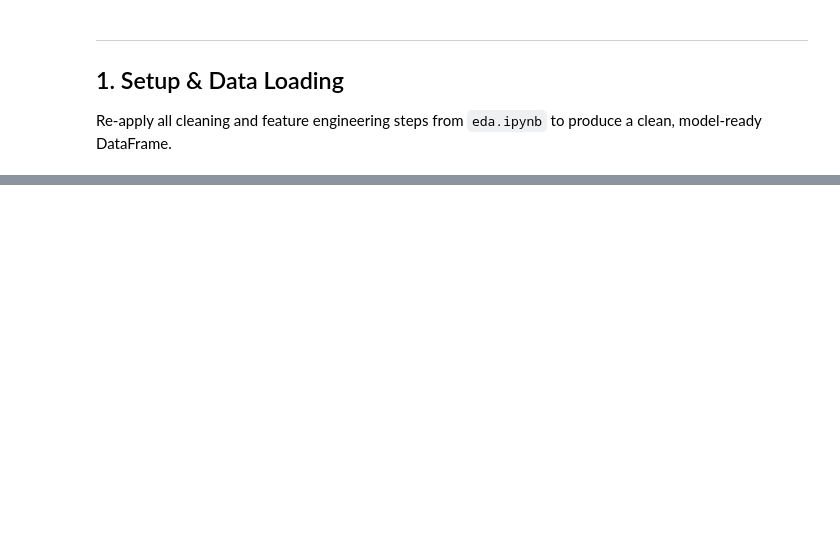
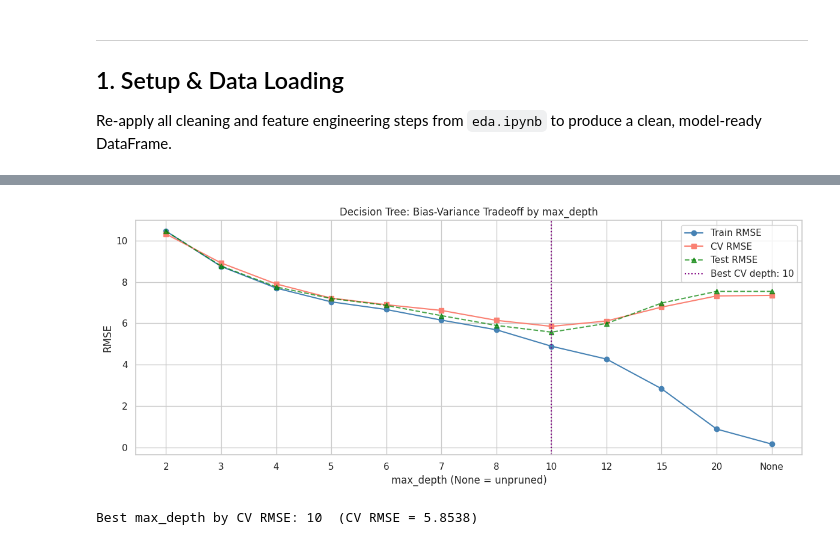
Before and after one commit to denzelxk/olvl-score-prediction, a Jupyter notebook: prototype.ipynb, the cells around one changed output, grey strips where cells are left out. Cells and saved outputs as stored; diff of their text form; code cells hidden in the pictures; blank space fills up the shorter version.

```diff
--- a/prototype.ipynb
+++ b/prototype.ipynb
@@ -849,0 +471,19 @@ Use the results table above to fill in this section after running the notebook.
+# %%
+depths = [2, 3, 4, 5, 6, 7, 8, 10, 12, 15, 20, None]
+depth_results = []
+for d in depths:
+    pipe = Pipeline([
+        ('preprocessor', preprocessor),
+        ('model', DecisionTreeRegressor(max_depth=d, random_state=RANDOM_STATE))
+    ])
+    cv_scores = cross_val_score(pipe, X_train, y_train, cv=5,
+                                scoring='neg_root_mean_squared_error')
+    pipe.fit(X_train, y_train)
+    depth_results.append({
+        'max_depth' : str(d),
+        'Train RMSE': round(root_mean_squared_error(y_train, pipe.predict(X_train)), 4),
+        'CV RMSE'   : round(-cv_scores.mean(), 4),
+        'Test RMSE' : round(root_mean_squared_error(y_test, pipe.predict(X_test)), 4)
+    })
+depth_df = pd.DataFrame(depth_results)
+print(depth_df.to_string(index=False))
@@ -849,0 +504,19 @@ Use the results table above to fill in this section after running the notebook.
+# %%
+fig, ax = plt.subplots(figsize=(12, 5))
+x = range(len(depth_df))
+ax.plot(x, depth_df['Train RMSE'], marker='o', label='Train RMSE', color='steelblue')
+ax.plot(x, depth_df['CV RMSE'],   marker='s', label='CV RMSE',    color='salmon')
+ax.plot(x, depth_df['Test RMSE'], marker='^', label='Test RMSE',  color='green', linestyle='--', alpha=0.7)
+ax.set_xticks(x); ax.set_xticklabels(depth_df['max_depth'])
+ax.set_xlabel('max_depth (None = unpruned)'); ax.set_ylabel('RMSE')
+ax.set_title('Decision Tree: Bias-Variance Tradeoff by max_depth')
+best_idx = depth_df['CV RMSE'].idxmin()
+ax.axvline(best_idx, color='purple', linestyle=':', linewidth=1.5,
+           label=f'Best CV depth: {depth_df.loc[best_idx, "max_depth"]}')
+ax.legend(); plt.tight_layout(); plt.show()
+best_depth_str = depth_df.loc[best_idx, 'max_depth']
+best_depth = None if best_depth_str == 'None' else int(best_depth_str)
+print(f'Best max_depth by CV RMSE: {best_depth}  (CV RMSE = {depth_df.loc[best_idx, "CV RMSE"]:.4f})')
+# %% [output]
+[figure, added]
+Best max_depth by CV RMSE: 10  (CV RMSE = 5.8538)
```
Also changed, not shown: parts of 101 cells of this notebook, 12 other files.
